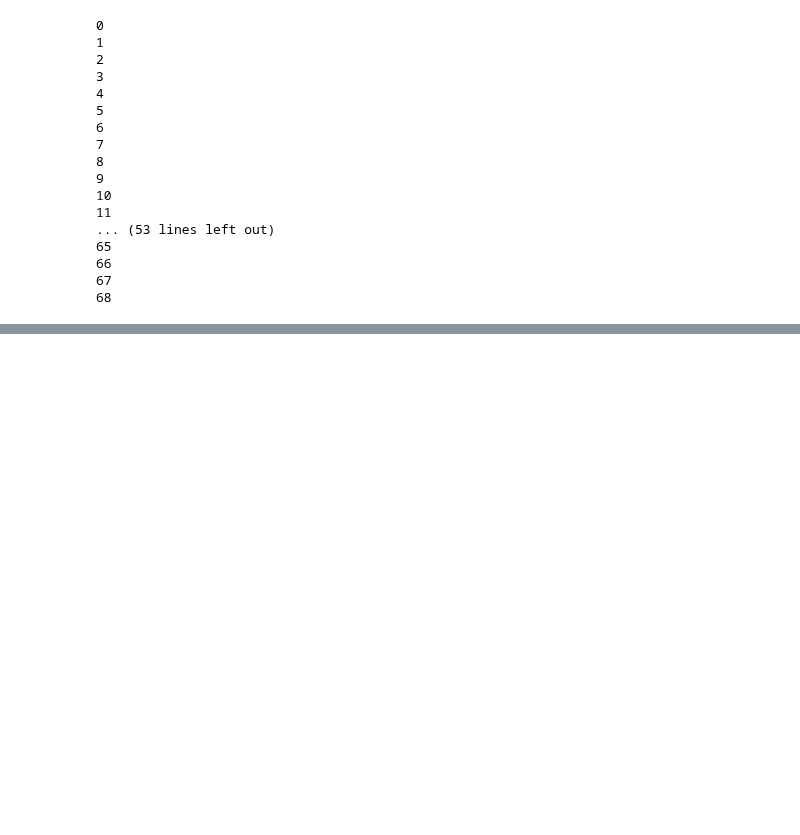
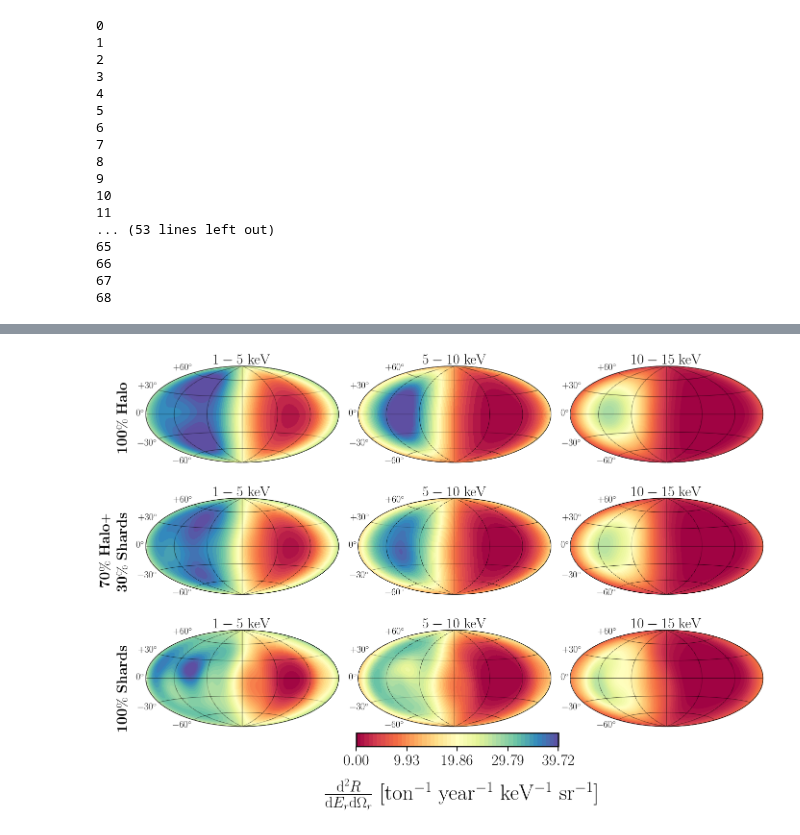
Before and after one commit to cajohare/DarkShards, a Jupyter notebook: code/Plot_Directional.ipynb, the cells around one changed output, grey strips where cells are left out. Cells and saved outputs as stored; diff of their text form; code cells hidden in the pictures; blank space fills up the shorter version.

Commit message:
separated a few plots

```diff
--- a/code/Plot_Directional.ipynb
+++ b/code/Plot_Directional.ipynb
@@ -43,7 +43,7 @@ from mpl_toolkits.basemap import shiftgrid
 
 
 # Set up binning
-n = 200
+n = 400
 ph = flipud(linspace(-pi, pi-2*pi/n, n))
 th = linspace(0,pi, n/2)
 PH,TH = meshgrid(ph,th)
@@ -85,8 +85,8 @@ day = 67.0
 fv3D_Saus = zeros(shape=n*n/2)
 fv3D_Iso = zeros(shape=n*n/2)
 for j in range(0,nv):
-    fv3D_Iso += VelocityDist_Triaxial(-v_vals[j]*q,day,sig_iso)
-    fv3D_Saus += VelocityDist_Triaxial(-v_vals[j]*q,day,sig_beta)
+    fv3D_Iso += v_vals[j]*VelocityDist_Triaxial(-v_vals[j]*q,day,sig_iso)
+    fv3D_Saus += v_vals[j]*VelocityDist_Triaxial(-v_vals[j]*q,day,sig_beta)
 fv_map_Saus = convertmap(fv3D_Saus)
 fv_map_Iso = convertmap(fv3D_Iso)
 
@@ -98,7 +98,7 @@ for isub in range(0,nshards):
     sig_s = dispersions[isub,:]
     fv3D = zeros(shape=(n*n/2))
     for j in range(0,nv):
-        fv3D += weights[isub]*VelocityDist_Triaxial(-v_vals[j]*q,day,sig_s,v_shift=v_str)
+        fv3D += v_vals[j]*weights[isub]*VelocityDist_Triaxial(-v_vals[j]*q,day,sig_s,v_shift=v_str)
     print isub
     fv_map_shards[:,:,isub] = convertmap(fv3D)
 # %% [output]
@@ -226,0 +333,89 @@ plt.show()
+# %%
+fig, axarr = plt.subplots(3, 3,figsize=(23,15))
+gs = gridspec.GridSpec(3, 3)
+gs.update(wspace=0.1,hspace=0.03)
+
+
+cmap = cm.Spectral
+
+
+tit = [r'$1 - 5$ keV',r'$5-10$ keV',r'$10-15$ keV']
+
+xi = 0.3
+dR2 = (1-xi)*dR_map_smooth_s+xi*dR_map_shards_s
+
+vmin = amin(dR2)
+vmax = amax(dR2)
+
+ncons = 50
+
+for ibin in range(0,3):
+    plt.sca(plt.subplot(gs[0,ibin]))
+    m = Basemap(projection='hammer',lon_0=180.0,resolution='c',celestial=True)
+    #for i in range(0,4): # loop is to cure some rendering issues with matplotlib
+    m.contourf(PH*180/pi, TH*180/pi-90.0, dR_map_smooth_s[:,:,ibin],ncons, cmap=cmap,latlon=True,vmin=vmin,vmax=vmax)
+    m.contourf(PH*180/pi, TH*180/pi-90.0, dR_map_smooth_s[:,:,ibin],ncons, cmap=cmap,latlon=True,vmin=vmin,vmax=vmax)
+    m.contourf(PH*180/pi, TH*180/pi-90.0, dR_map_smooth_s[:,:,ibin],ncons, cmap=cmap,latlon=True,vmin=vmin,vmax=vmax)
+    m.drawparallels(arange(-90.,120.,30.),labels=[1,0,0,0],color='k',fontsize=20) # draw parallels
+    m.drawmeridians(arange(0.,420.,60.),color='k',fontsize=20) # draw meridians
+    plt.title(tit[ibin],fontsize=30)
+    clear_output()
+
+
+for ibin in range(0,3):
+    plt.sca(plt.subplot(gs[1,ibin]))
+    m = Basemap(projection='hammer',lon_0=180.0,resolution='c',celestial=True)
+    #for i in range(0,4): # loop is to cure some rendering issues with matplotlib
+    m.contourf(PH*180/pi, TH*180/pi-90.0,dR2[:,:,ibin],ncons, cmap=cmap,latlon=True,vmin=vmin,vmax=vmax)
+    m.contourf(PH*180/pi, TH*180/pi-90.0,dR2[:,:,ibin],ncons, cmap=cmap,latlon=True,vmin=vmin,vmax=vmax)
+    m.contourf(PH*180/pi, TH*180/pi-90.0,dR2[:,:,ibin],ncons, cmap=cmap,latlon=True,vmin=vmin,vmax=vmax)
+    m.drawparallels(arange(-90.,120.,30.),labels=[1,0,0,0],color='k',fontsize=20) # draw parallels
+    m.drawmeridians(arange(0.,420.,60.),color='k',fontsize=20) # draw meridians
+    plt.title(tit[ibin],fontsize=30)
+    clear_output()
+
+dR3 = dR_map
+for ibin in range(0,3):
+    plt.sca(plt.subplot(gs[2,ibin]))
+    m = Basemap(projection='hammer',lon_0=180.0,resolution='c',celestial=True)
+    m.contourf(PH*180/pi, TH*180/pi-90.0, dR_map_shards_s[:,:,ibin],ncons, cmap=cmap,latlon=True,vmin=vmin,vmax=vmax)
+    m.contourf(PH*180/pi, TH*180/pi-90.0, dR_map_shards_s[:,:,ibin],ncons, cmap=cmap,latlon=True,vmin=vmin,vmax=vmax)
+    m.contourf(PH*180/pi, TH*180/pi-90.0, dR_map_shards_s[:,:,ibin],ncons, cmap=cmap,latlon=True,vmin=vmin,vmax=vmax)
+    m.drawparallels(arange(-90.,120.,30.),labels=[1,0,0,0],color='k',fontsize=20) # draw parallels
+    m.drawmeridians(arange(0.,420.,60.),color='k',fontsize=20) # draw meridians
+    plt.title(tit[ibin],fontsize=30)
+    clear_output()
+
+
+
+plt.sca(plt.subplot(gs[0,0]))
+plt.annotate(r'{\bf 100}\% {\bf Halo}', xy=(-0.15, 0.75), xycoords='axes fraction',fontsize=30,rotation=90)
+
+plt.sca(plt.subplot(gs[1,0]))
+plt.annotate(r'{\bf 70}\% {\bf Halo}+', xy=(-0.24, 0.75), xycoords='axes fraction',fontsize=30,rotation=90)
+plt.annotate(r'{\bf 30}\% {\bf Shards}', xy=(-0.15, 0.75), xycoords='axes fraction',fontsize=30,rotation=90)
+
+plt.sca(plt.subplot(gs[2,0]))
+plt.annotate(r'{\bf 100}\% {\bf Shards}', xy=(-0.15, 0.75), xycoords='axes fraction',fontsize=30,rotation=90)
+
+
+
+# # Custom colorbar
+import matplotlib as mpl
+from mpl_toolkits.axes_grid1.inset_locator import inset_axes
+cbaxes = inset_axes(plt.subplot(gs[2,1]), width="60%", height="7%", bbox_to_anchor=[370, -240, 700, 400])
+norm = mpl.colors.Normalize(vmin=vmin,vmax=vmax)
+sm = plt.cm.ScalarMappable(cmap=cmap, norm=norm)
+sm.set_array([])
+plt.colorbar(sm,cax=cbaxes,ticks=linspace(vmin,vmax,5),boundaries=linspace(vmin,vmax,ncons),orientation='horizontal')
+f = plt.gcf().get_children()
+cbar = f[3]
+plt.tick_params(which='major',direction='out',width=2,length=10,right=True,top=False,pad=7,labelsize=32)
+plt.tick_params(which='minor',direction='out',width=2,length=7,right=True,top=False,labelsize=32)
+plt.gcf().text(0.35,-0.004,r'$\frac{\mathrm{d}^2 R}{\mathrm{d}E_r \mathrm{d}\Omega_r}$ [ton$^{-1}$ year$^{-1}$ keV$^{-1}$ sr$^{-1}$]',fontsize=45)
+# save figure
+plt.show()
+fig.savefig('../plots/'+pltname+'.pdf',bbox_inches='tight')
+fig.savefig('../plots/plots_png/'+pltname+'.png',bbox_inches='tight')
+# %% [output]
+[figure, added]
```
Also changed, not shown: parts of 7 cells of this notebook, 14 other files.
